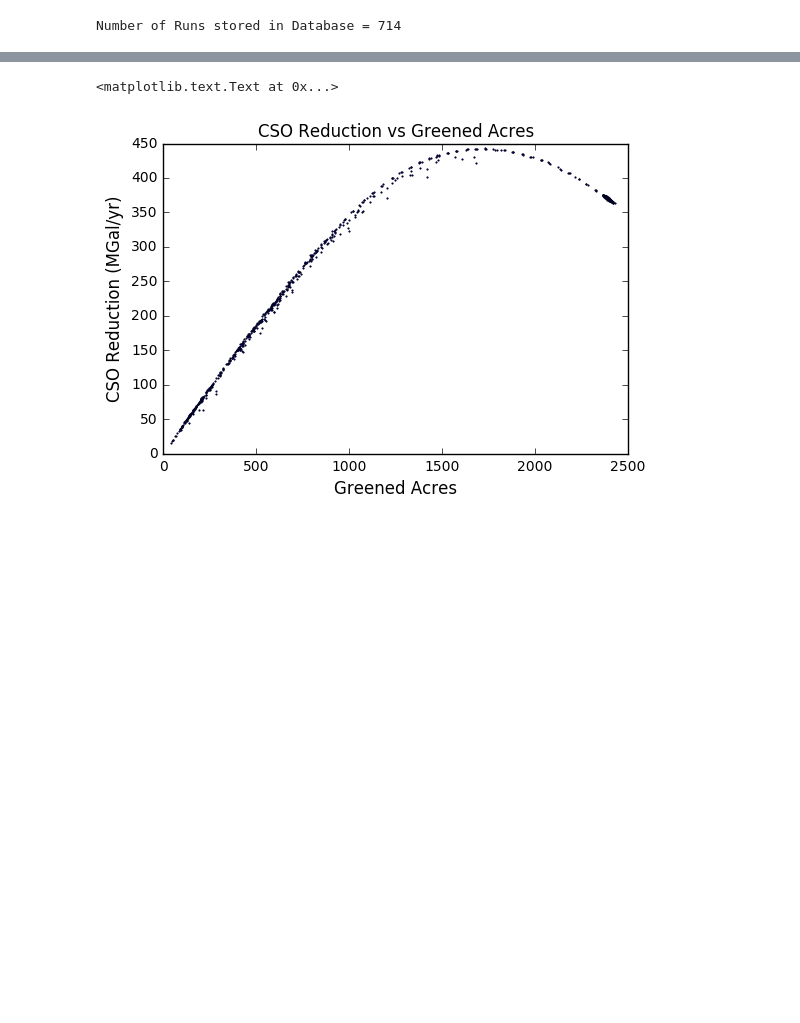
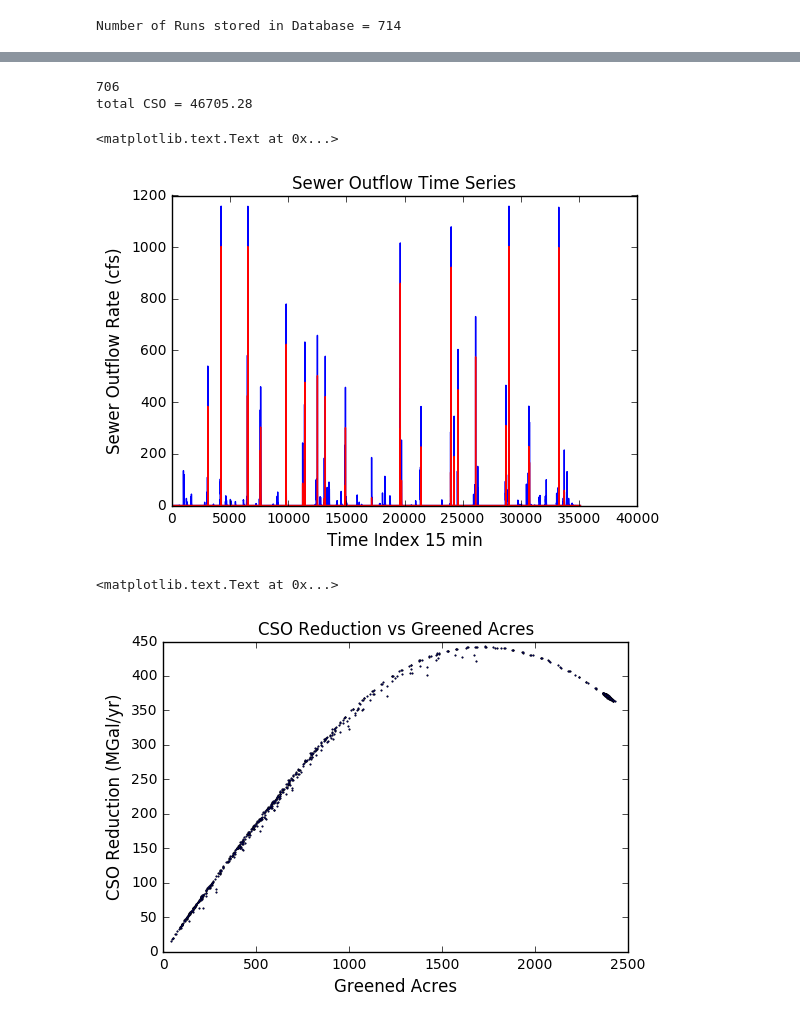
Before and after one commit to amcgarity/SWMMWise, a Jupyter notebook: Regression-AEM_Rain_Barrel_Only.ipynb, the cells around one changed output, grey strips where cells are left out. Saved outputs shown, nothing was run; the diff lists cells and outputs as text; code cells hidden in the pictures; blank space fills up the shorter version.

```diff
--- a/multivariate_regression-AEM_Rain_Barrel_Only.ipynb
+++ b/Regression-AEM_Rain_Barrel_Only.ipynb
@@ -76,6 +79,7 @@ numSubcatch = 45
 numLID = 1
 numVariables = numSubcatch*numLID
 results = volume_reduction_and_runoff_volume_vs_lid_number(collectionName, numVariables, db)
+allDocIds = get_all_doc_ids(collectionName,db)
 volReduction = results["volReductionList"]
 numberOfRuns = len(volReduction)
 volReductionMgal = [x / 1e6 for x in volReduction]
@@ -101,6 +105,8 @@ gaPerLid = [0.1]
 lidNumbers = results['numLists']
 greenedAcres = []
 lidGreenedAcres = {}
+greenedAcresThreshold = 2000.0
+docIdsGreenedAcresAboveThreshold = []
 for lid in range(0,numLID):
     lidGreenedAcres[lid] = []
 lidTransposed = zip(*lidNumbers)
@@ -118,7 +124,10 @@ for run in range(0,numberOfRuns):
             variable += 1
         lidGreenedAcres[lid].append(gaTotalThisLID)
     greenedAcres.append(gaTotalThisRun)
+    if gaTotalThisRun >= greenedAcresThreshold:
+        docIdsGreenedAcresAboveThreshold.append(allDocIds[run])
 #print greenedAcres
 #print lidGreenedAcres
 #print csoReduction
 #print [greenedAcres]
+print len(docIdsGreenedAcresAboveThreshold)
@@ -161,3 +136,44 @@ strong multicollinearity or other numerical problems.
+# %%
+%matplotlib inline
+import matplotlib.pyplot as plt
+
+maxTreatmentLevel = 3122*ratio
+docIdThisRun = docIdsGreenedAcresAboveThreshold[174]
+for run in range(0,numberOfRuns):
+    if docIdThisRun == allDocIds[run]:
+        thisIndex = run
+        break
+print thisIndex
+outflowSeries = results["outflow_series"][thisIndex]
+numberInTimeSeries = len(outflowSeries)
+time_index_15min = range(numberInTimeSeries)
+
+maxTreatmentFlow = []
+csoFlow = []
+for i in range(numberInTimeSeries):
+    maxTreatmentFlow.append(maxTreatmentLevel)
+    flowDiff = outflowSeries[i]-maxTreatmentLevel
+    if flowDiff > 0.0:
+        csoFlow.append(flowDiff)
+    else:
+        csoFlow.append(0.0)
+
+#print csoFlow
+totCso = sum(csoFlow)
+print "total CSO = %0.2f" % totCso
+
+
+(fig, ax1) = plt.subplots()
+plt.title("Sewer Outflow Time Series")
+ax1.plot(time_index_15min,outflowSeries, color = 'b')
+ax1.plot(time_index_15min,csoFlow, color = 'r')
+ax1.set_xlabel("Time Index 15 min",fontsize=12)
+ax1.set_ylabel("Sewer Outflow Rate (cfs)",fontsize=12)
+# %% [output]
+706
+total CSO = 46705.28
+<matplotlib.text.Text at 0x...>
+[figure, added]
 # %%
 (fig, ax1) = plt.subplots()
 plt.title("CSO Reduction vs Greened Acres")
```
Also changed, not shown: parts of 6 cells of this notebook, 8 other files.
